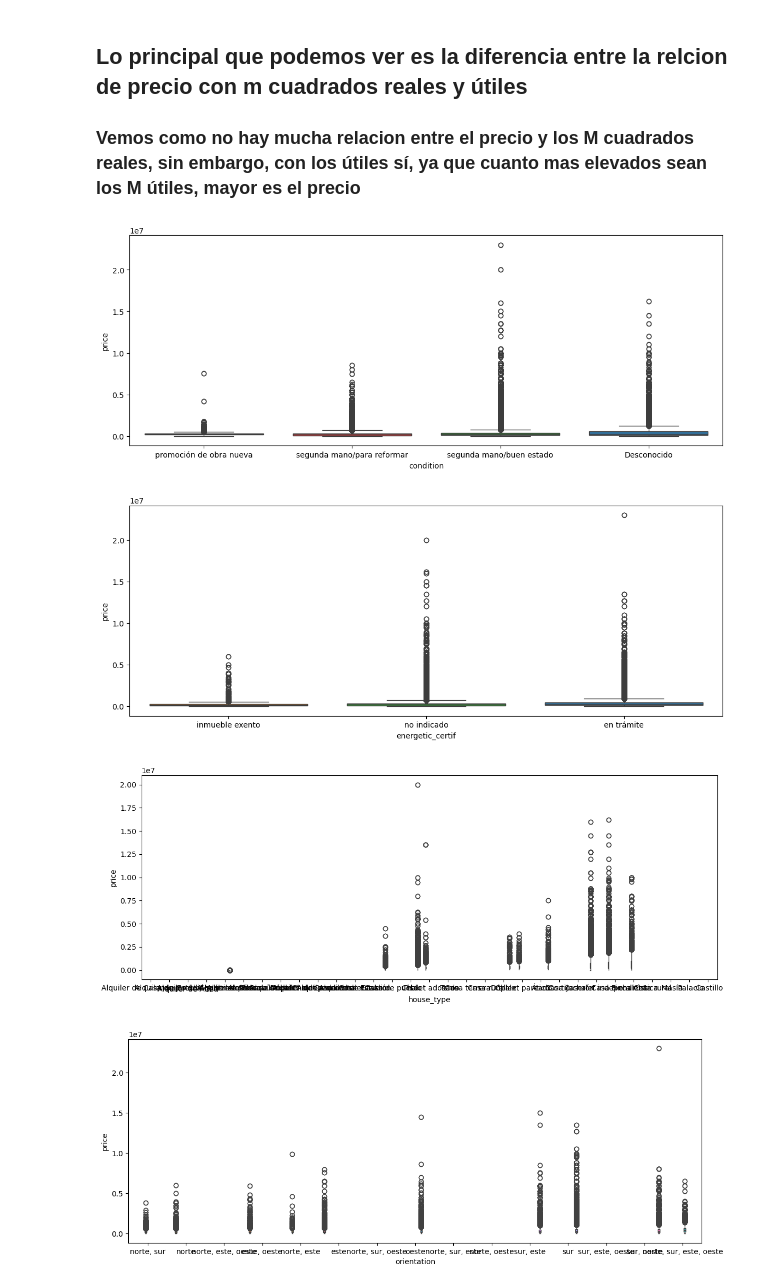
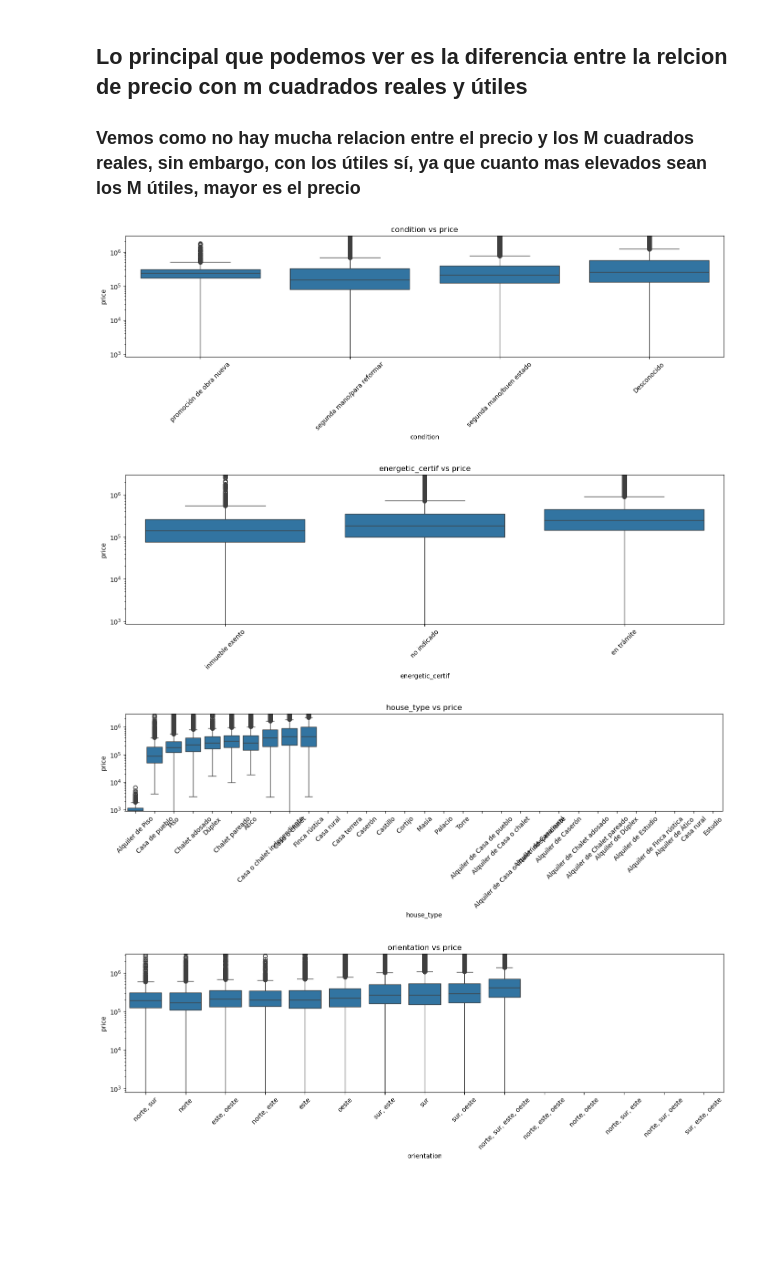
Before and after one commit to pablo98al/Proyecto_Final, a Jupyter notebook: Pre - Proyecto/Notebook/Merge.ipynb, the cells around one changed output. Drawn from its saved outputs; the diff is of its cells as text; code cells hidden in the pictures; blank space fills up the shorter version.

```diff
--- a/Pre - Proyecto/Notebook/Merge.ipynb
+++ b/Pre - Proyecto/Notebook/Merge.ipynb
@@ -332,21 +332,25 @@ for col in cols_num:
 
 ### Vemos como no hay mucha relacion entre el precio y los M cuadrados reales, sin embargo, con los útiles sí, ya que cuanto mas elevados sean los M útiles, mayor es el precio
 # %%
-cols_cat = df.select_dtypes(include=['category']).columns
-
 for col in cols_cat:
-
-    top10 = df[col].value_counts().head(10).index # Solo las 10 categorías más frecuentes
+    top10 = df[col].value_counts().head(10).index
     df_filtrado = df[df[col].isin(top10)]
 
-    cats_ordenadas = df.groupby(col)[col_num].mean().sort_values().index
+    # Calcular el orden sobre df_filtrado, no sobre df
+    cats_ordenadas = df_filtrado.groupby(col)[col_num].mean().sort_values().index
 
     plt.figure(figsize=(14, 5))
-    sns.boxplot(x=df_filtrado[col], y=df_filtrado[col_num], hue=df_filtrado[col], order=cats_ordenadas)
-    plt.yscale
+    sns.boxplot(data=df_filtrado, x=col, y=col_num, order=cats_ordenadas)
+
+    plt.yscale('log')
+    plt.ylim(df_filtrado[col_num].quantile(0.01), df_filtrado[col_num].quantile(0.99))
+
+    plt.title(f"{col} vs {col_num}")
+    plt.xticks(rotation=45)
+    plt.tight_layout()
     plt.show()
 # %% [output]
-[figure, old version]
+[figure, new version]
-[figure, old version]
+[figure, new version]
-[figure, old version]
+[figure, new version]
-[figure, old version]
+[figure, new version]
```
Also changed, not shown: parts of 2 cells of this notebook, 1 other file.
